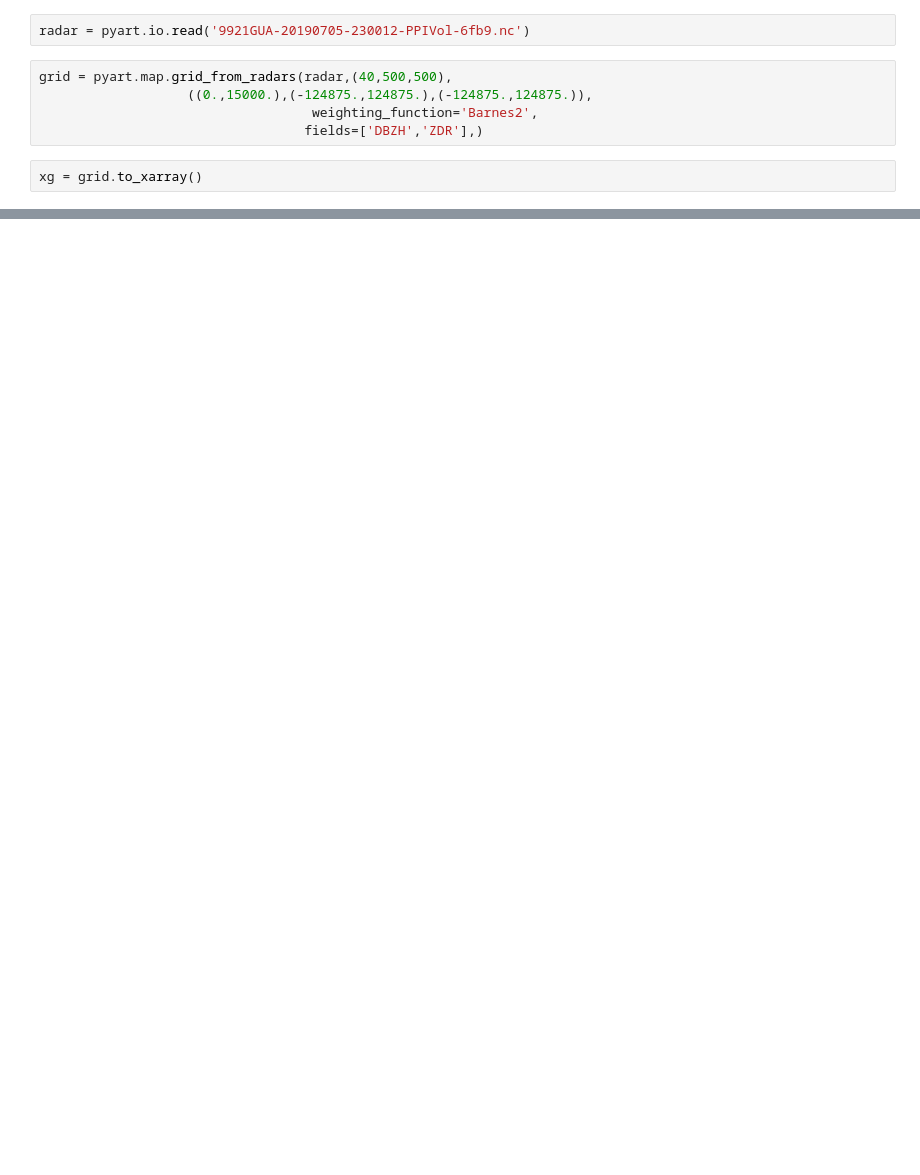
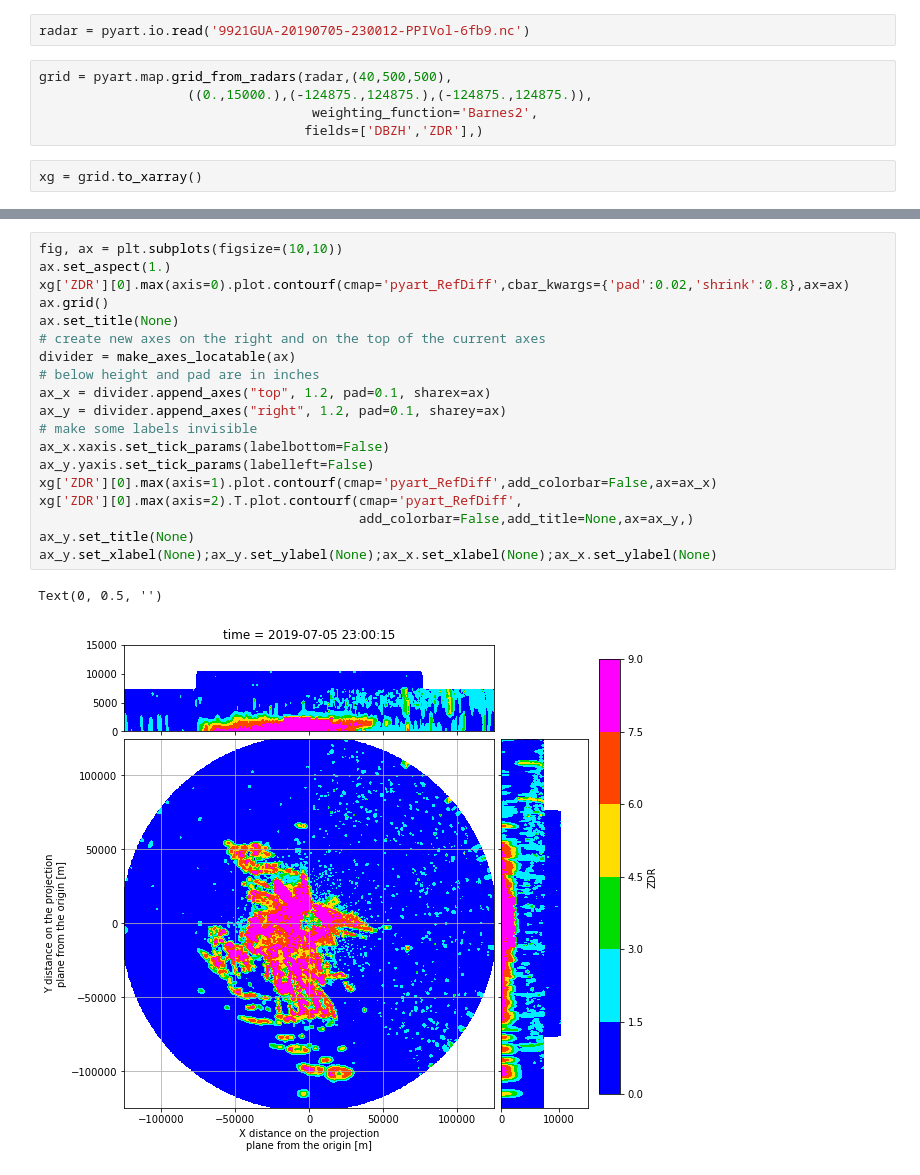
Before and after one commit to syedhamidali/CAPPI-NETCDF, a Jupyter notebook: simple_cappi.ipynb, the cells around one changed output, grey strips where cells are left out. Saved outputs shown, nothing was run; the diff lists cells and outputs as text; blank space fills up the shorter version.

```diff
--- a/simple_cappi.ipynb
+++ b/simple_cappi.ipynb
@@ -42,0 +53,22 @@ Text(0, 0.5, '')
+# %%
+fig, ax = plt.subplots(figsize=(10,10))
+ax.set_aspect(1.)
+xg['ZDR'][0].max(axis=0).plot.contourf(cmap='pyart_RefDiff',cbar_kwargs={'pad':0.02,'shrink':0.8},ax=ax)
+ax.grid()
+ax.set_title(None)
+# create new axes on the right and on the top of the current axes
+divider = make_axes_locatable(ax)
+# below height and pad are in inches
+ax_x = divider.append_axes("top", 1.2, pad=0.1, sharex=ax)
+ax_y = divider.append_axes("right", 1.2, pad=0.1, sharey=ax)
+# make some labels invisible
+ax_x.xaxis.set_tick_params(labelbottom=False)
+ax_y.yaxis.set_tick_params(labelleft=False)
+xg['ZDR'][0].max(axis=1).plot.contourf(cmap='pyart_RefDiff',add_colorbar=False,ax=ax_x)
+xg['ZDR'][0].max(axis=2).T.plot.contourf(cmap='pyart_RefDiff',
+                                         add_colorbar=False,add_title=None,ax=ax_y,)
+ax_y.set_title(None)
+ax_y.set_xlabel(None);ax_y.set_ylabel(None);ax_x.set_xlabel(None);ax_x.set_ylabel(None)
+# %% [output]
+Text(0, 0.5, '')
+[figure, added]
```
Also changed, not shown: parts of 2 cells of this notebook.
